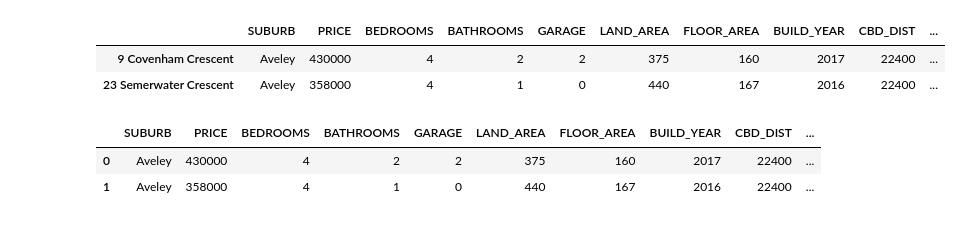
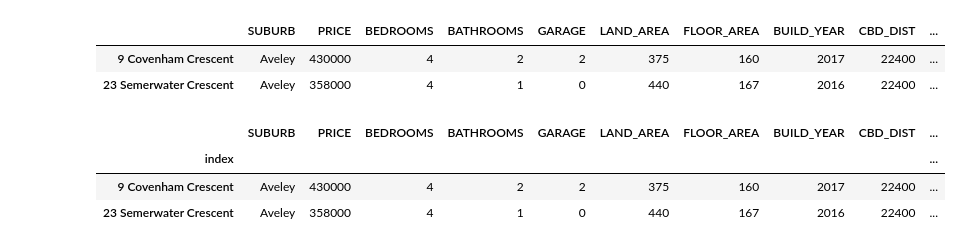
Before and after one commit to Yehns/Perth_Housing, a Jupyter notebook: Perth_Housing_PR280523_Loop_all_suburb_B.ipynb, the cells around one changed output. Cells and saved outputs as stored; diff of their text form; code cells hidden in the pictures.

```diff
--- a/Perth_Housing_PR280523_Loop_all_suburb_B.ipynb
+++ b/Perth_Housing_PR280523_Loop_all_suburb_B.ipynb
@@ -108,12 +108,13 @@ combined_df.head(2)
 | 23 Semerwater Crescent | Aveley | 358000 | 4 | 1 | 0 | 440 | 167 | 2016 | 22400 | ... |
 # %%
 # merge r2 Score onto recombined dataframe
-sales_df_r2 = pd.merge(combined_df, temp, how='left', on=['SUBURB', 'SUBURB'])
+sales_df_r2 = pd.merge(combined_df.reset_index(), temp, how='left', on=['SUBURB', 'SUBURB']).set_index('index')
 sales_df_r2.head(2)
 # %% [output]
 |  | SUBURB | PRICE | BEDROOMS | BATHROOMS | GARAGE | LAND_AREA | FLOOR_AREA | BUILD_YEAR | CBD_DIST | ... |
-| 0 | Aveley | 430000 | 4 | 2 | 2 | 375 | 160 | 2017 | 22400 | ... |
-| 1 | Aveley | 358000 | 4 | 1 | 0 | 440 | 167 | 2016 | 22400 | ... |
+| index |  |  |  |  |  |  |  |  |  | ... |
+| 9 Covenham Crescent | Aveley | 430000 | 4 | 2 | 2 | 375 | 160 | 2017 | 22400 | ... |
+| 23 Semerwater Crescent | Aveley | 358000 | 4 | 1 | 0 | 440 | 167 | 2016 | 22400 | ... |
 # %%
 # remove nan's of r2 scores that didn't have enough data to calculate
 sales_df_r2['r2 Score'] = sales_df_r2['r2 Score'].fillna(0)
```
Also changed, not shown: parts of 3 cells of this notebook.
